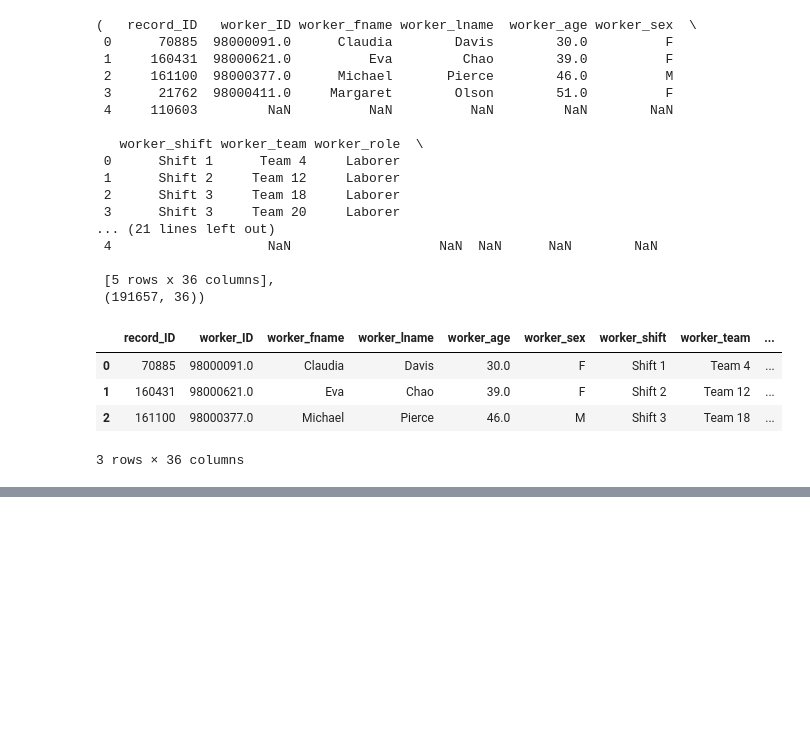
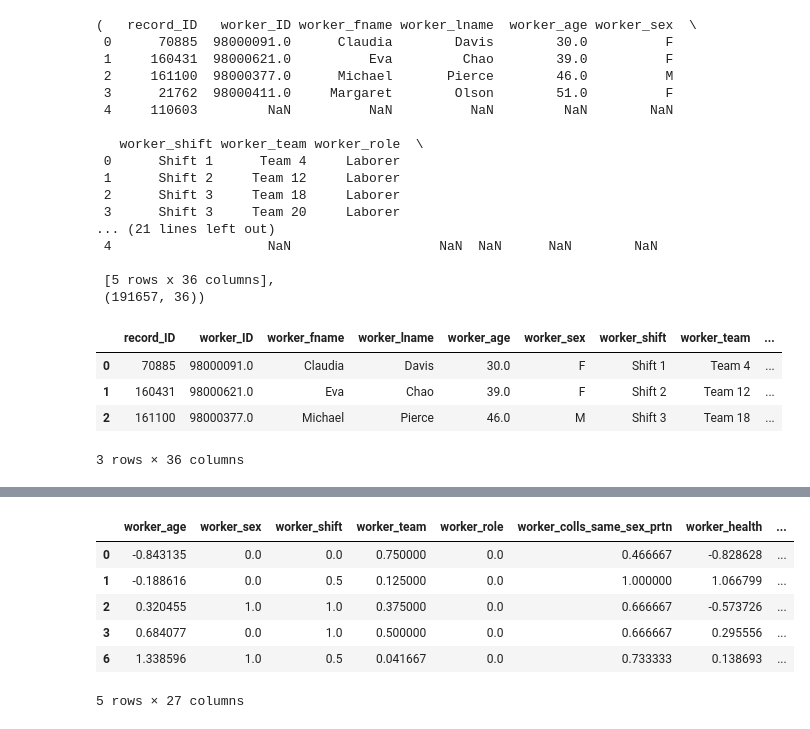
Before and after one commit to AzizHlila/AZ-Trading-Indicator-Library, a Jupyter notebook: CISolutions.ipynb, the cells around one changed output, grey strips where cells are left out. Cells and saved outputs as stored; diff of their text form; code cells hidden in the pictures; blank space fills up the shorter version.

```diff
--- a/CISolutions.ipynb
+++ b/CISolutions.ipynb
@@ -166,0 +200,29 @@ IndexError: only integers, slices (`:`), ellipsis (`...`), numpy.newaxis (`None`
+# %%
+numerical_features = ['worker_age', 'chief_age', 'chief_sub_age_diff', 'worker_health',
+                      'worker_commitment', 'worker_perceptiveness', 'worker_dexterity',
+                      'worker_sociality', 'worker_goodness', 'worker_strength',
+                      'worker_openmindedness', 'record_week_in_series', 'record_day_in_series']
+# %%
+X_scaled = X.copy()
+
+num_scalers=[]
+cat_scalers=[]
+
+for col in X.columns:
+  if(col in numerical_features):
+      scaler = StandardScaler()
+      X_scaled[col] = scaler.fit_transform(X[col].values.reshape(-1, 1))
+      num_scalers.append(scaler)
+  else:
+      scaler = MinMaxScaler()
+      X_scaled[col] = scaler.fit_transform(X[col].values.reshape(-1, 1))
+      cat_scalers.append(scaler)
+X_scaled.head()
+# %% [output]
+|  | worker_age | worker_sex | worker_shift | worker_team | worker_role | worker_colls_same_sex_prtn | worker_health | ... |
+| 0 | -0.843135 | 0.0 | 0.0 | 0.750000 | 0.0 | 0.466667 | -0.828628 | ... |
+| 1 | -0.188616 | 0.0 | 0.5 | 0.125000 | 0.0 | 1.000000 | 1.066799 | ... |
+| 2 | 0.320455 | 1.0 | 1.0 | 0.375000 | 0.0 | 0.666667 | -0.573726 | ... |
+| 3 | 0.684077 | 0.0 | 1.0 | 0.500000 | 0.0 | 0.666667 | 0.295556 | ... |
+| 6 | 1.338596 | 1.0 | 0.5 | 0.041667 | 0.0 | 0.733333 | 0.138693 | ... |
+5 rows × 27 columns
```
Also changed, not shown: parts of 28 cells of this notebook.
